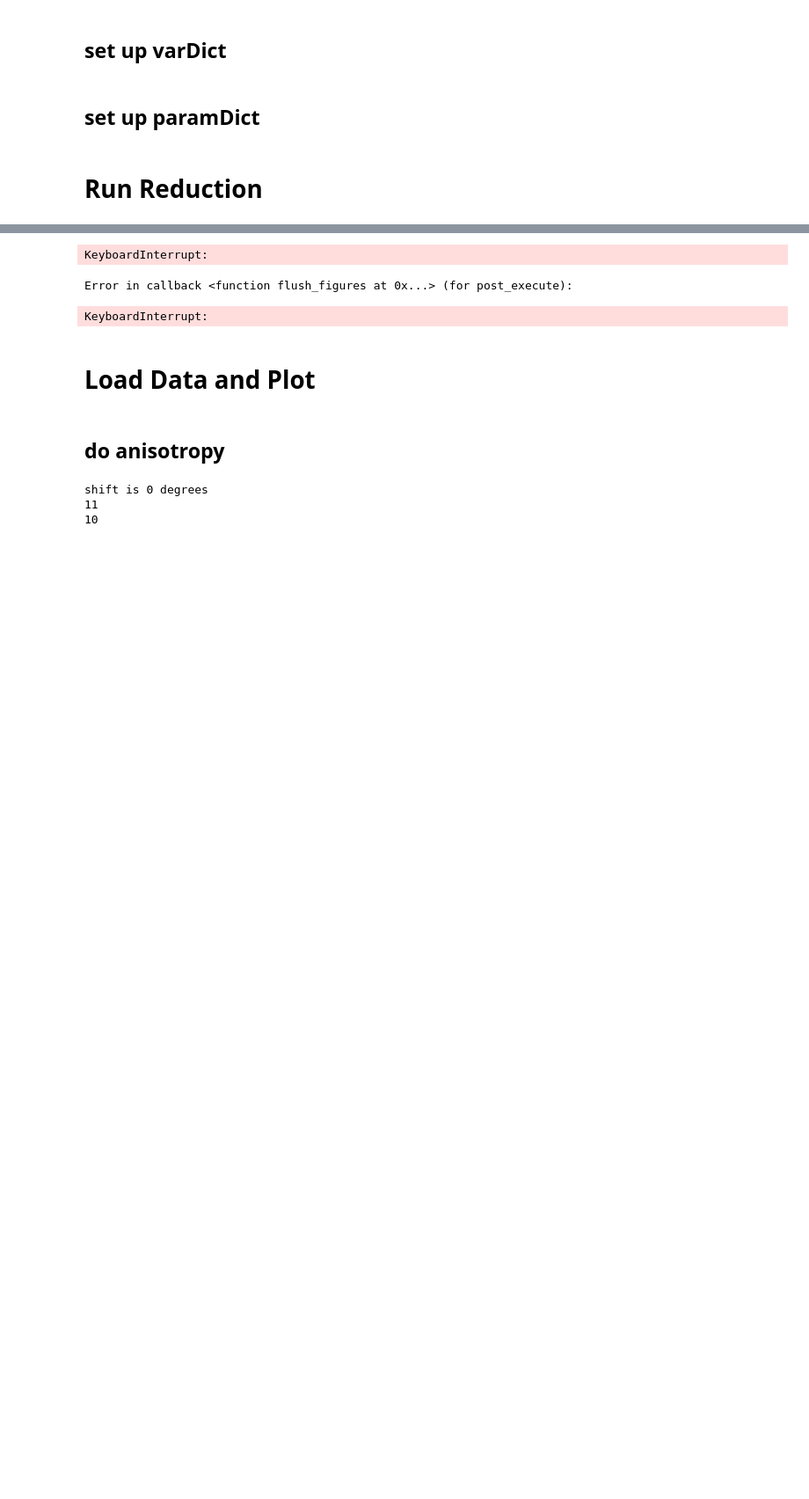
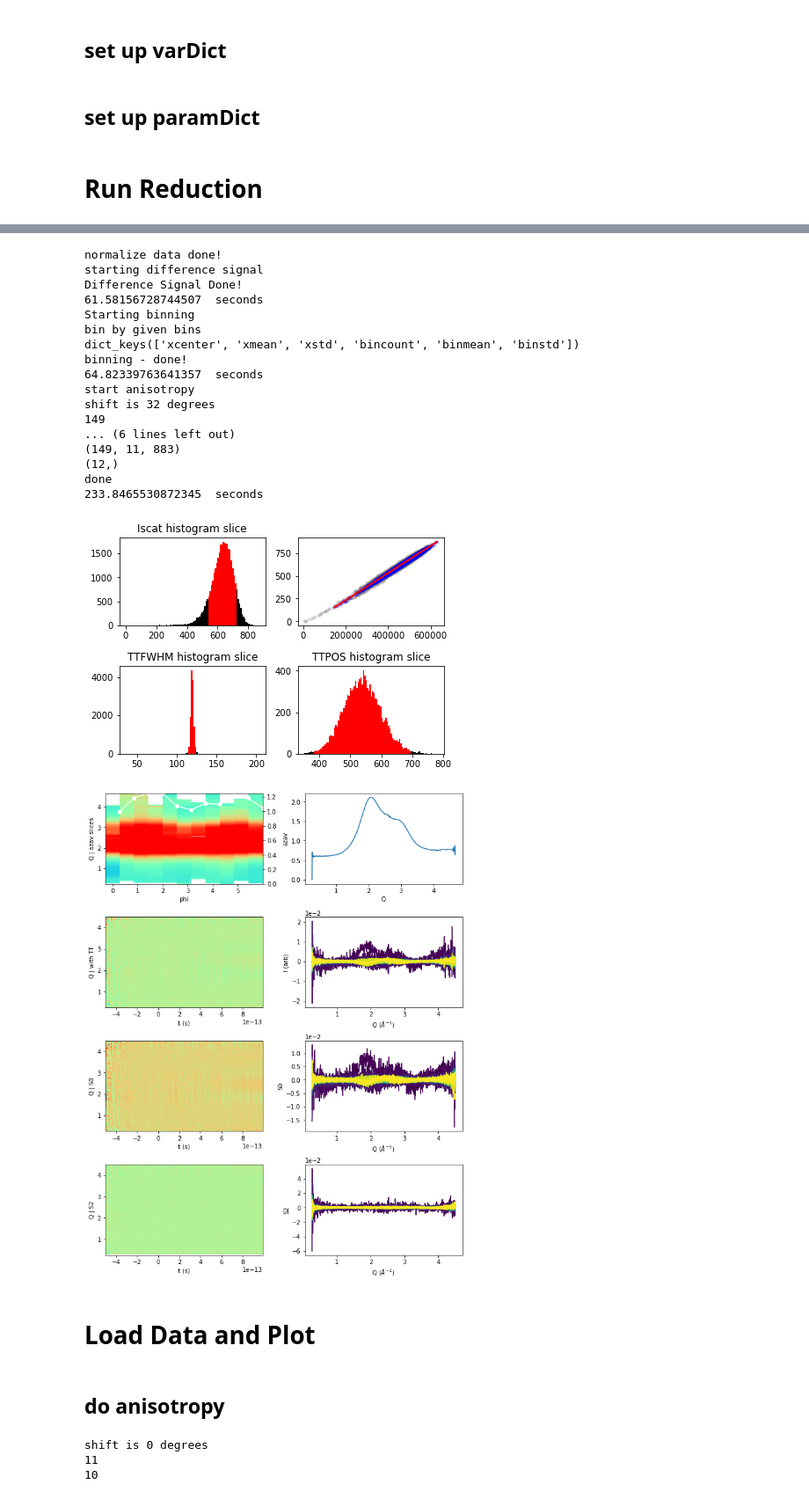
Before and after one commit to Solution-Phase-Chemistry/ReduceScatt, a Jupyter notebook: Master_XSS.ipynb, the cells around one changed output, grey strips where cells are left out. Shown at 88% size. Drawn from its saved outputs; the diff is of its cells as text; code cells hidden in the pictures; blank space fills up the shorter version.

```diff
--- a/Master_XSS.ipynb
+++ b/Master_XSS.ipynb
@@ -99,22 +100,21 @@ setbins=np.arange(-0.5e-12,1e-12,.01e-12)
 
 
 paramDict= {
-        # 'binSetup'  : 'points',
-        # 'binSet2'   : 100,
         'binSetup'  : 'fixed',
         'binSet2'   : setbins,
         'binMethod' : 'ave',
-        'qnorm'     : (3,4),
-        'qrange'    : (.2,4.5),
+        'qnorm'     : (2.5,3),
+        'qrange'    : (0.8,3.5),
         'show_filters'  : True, #show filter plots
         'useAzav_std'  : False,
         'azav_percent_filter' : None, # if nonzero, use azav_std as filter
         'ipm'    : 4, # select ipm to use
         'corr_filter' : True,
-        'ipm_filter' : (1,None), # if corr_filter, can set limits for ipm intensity
-        'Iscat_threshold'  : 1, #lower limit for Iscat
+        'corr_threshold': 50 , #threshold for
+        'ipm_filter' : (10000,None), #set limits for ipm intensity
+        'Iscat_threshold'  : 100, #lower limit for Iscat
 
-        'use_TT'   :   True,  #options are True, False, and 'filter'  ('filter is for filtering only)
+        'use_TT'   :  True,  #options are True, False, and 'filter'  ('filter is for filtering only)
         'scan_var' : None,
         'x_var'   : None,
 
@@ -124,22 +124,38 @@ paramDict= {
         'NonLin_corr': None, #None, SVD, poly, or SVDbyBin
 
         'AdjSub'    : 50, #number of adjascent off shots to average and subtract, -1 subtracts all
-        'aniso'  : True,
-        'shift_n' :1,
+        'aniso'  : False,
+        'shift_n' :0,
         'xstat' : True,
 
-        'showSVD': False, #do svd
+        'showSVD': True, #do svd
         'SVD_n': 4, # number of svd components
         'slice_plot':None, #how to slice up plots displayed at end
         'smooth':None, #smoothinng before svd?
 
+        'overwrite' : True, # overwrite files?
+        'save_mat'  : True,
 
-
-        }
+    }
+# %%
+### for lens or power scans
+v2={'scan_vec'      : 'scan/var0',
+   }
+
+
+p2={ 'binSetup'  : 'unique',
+    'corr_filter' : False,
+
+    'use_TT' : False,
+    'scan_var'  :None,
+   }
+
+varDict.update(v2)
+paramDict.update(p2)
 # %% [markdown]
 # Run Reduction
 # %%
-runs=[65,66,67,68]
+runs=[491]
 
 ReduceData(smalldata_folder,exper,runs,outpath,paramDict,varDict)
 # %% [output]
@@ -179,6 +176,22 @@ shift is 32 degrees
-KeyboardInterrupt:
+normalize data done!
+starting difference signal
+Difference Signal Done!
+61.58156728744507  seconds
+Starting binning
+bin by given bins
+dict_keys(['xcenter', 'xmean', 'xstd', 'bincount', 'binmean', 'binstd'])
+binning - done!
+64.82339763641357  seconds
+start anisotropy
+shift is 32 degrees
+149
+... (6 lines left out)
+(149, 11, 883)
+(12,)
+done
+233.8465530872345  seconds
-Error in callback <function flush_figures at 0x...> (for post_execute):
-KeyboardInterrupt:
+[figure, added]
+[figure, added]
 # %% [markdown]
 # Load Data and Plot
 # %%
```
Also changed, not shown: parts of 3 cells of this notebook.
